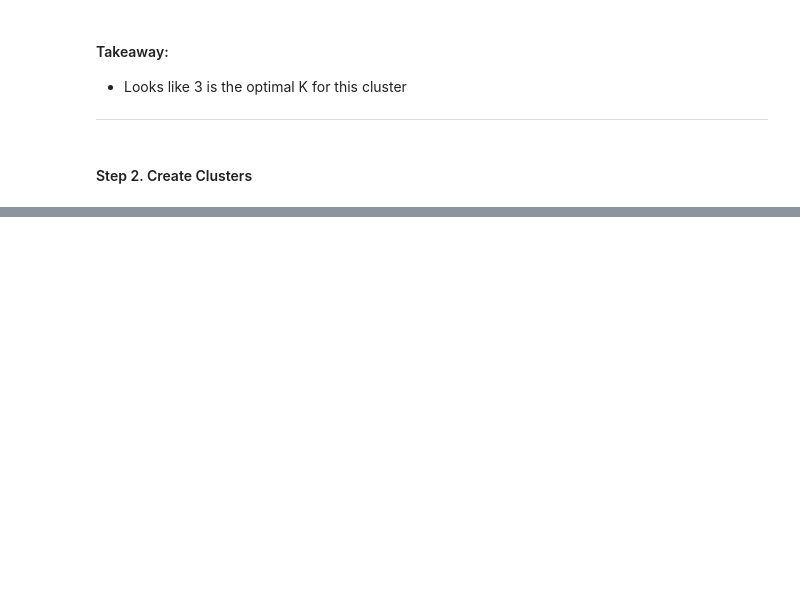
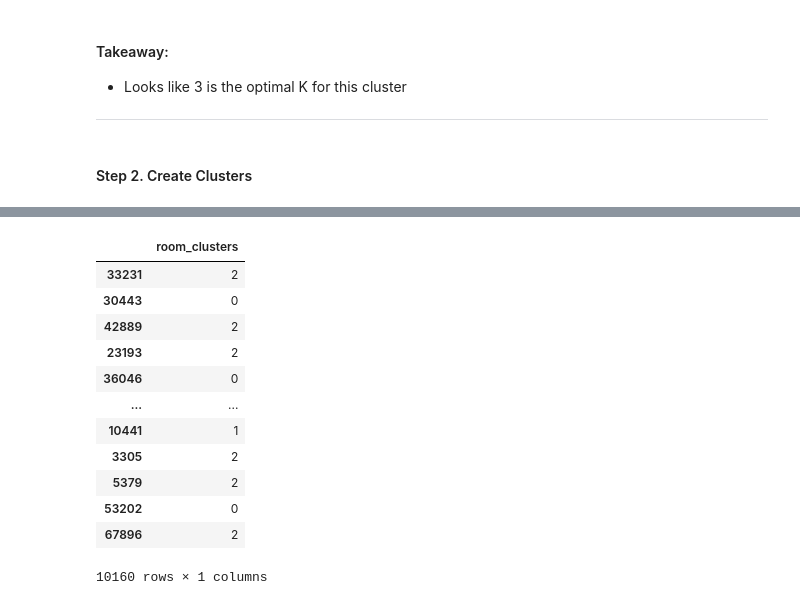
Before and after one commit to CSolitaire/zillow_cluster_project, a Jupyter notebook: mvp.ipynb, the cells around one changed output, grey strips where cells are left out. Cells and saved outputs as stored; diff of their text form; code cells hidden in the pictures; blank space fills up the shorter version.

```diff
--- a/mvp.ipynb
+++ b/mvp.ipynb
@@ -141,0 +215,16 @@ train_clusters, kmeans = run_kmeans(X_train_scaled_LA,
+# %%
+LA_test_clusters
+# %% [output]
+|  | room_clusters |
+| 33231 | 2 |
+| 30443 | 0 |
+| 42889 | 2 |
+| 23193 | 2 |
+| 36046 | 0 |
+| ... | ... |
+| 10441 | 1 |
+| 3305 | 2 |
+| 5379 | 2 |
+| 53202 | 0 |
+| 67896 | 2 |
+10160 rows × 1 columns
```
Also changed, not shown: parts of 16 cells of this notebook, 1 other file.
